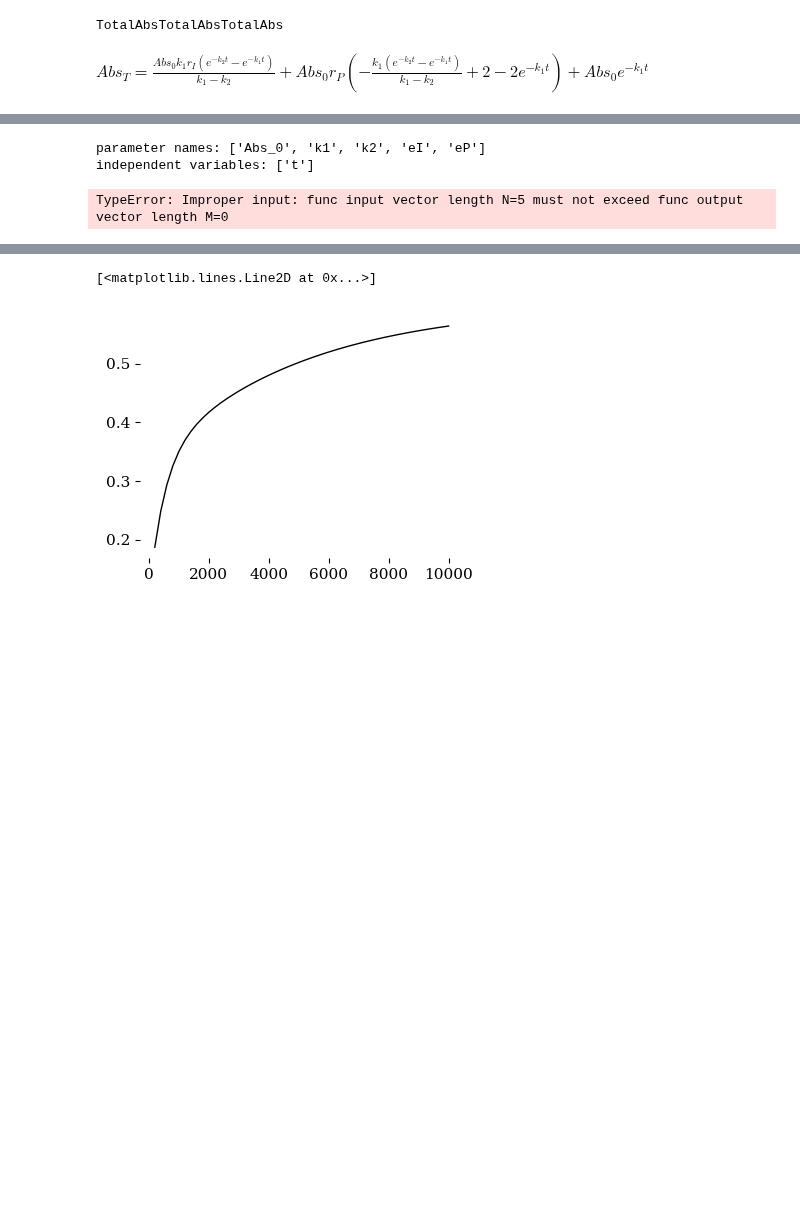
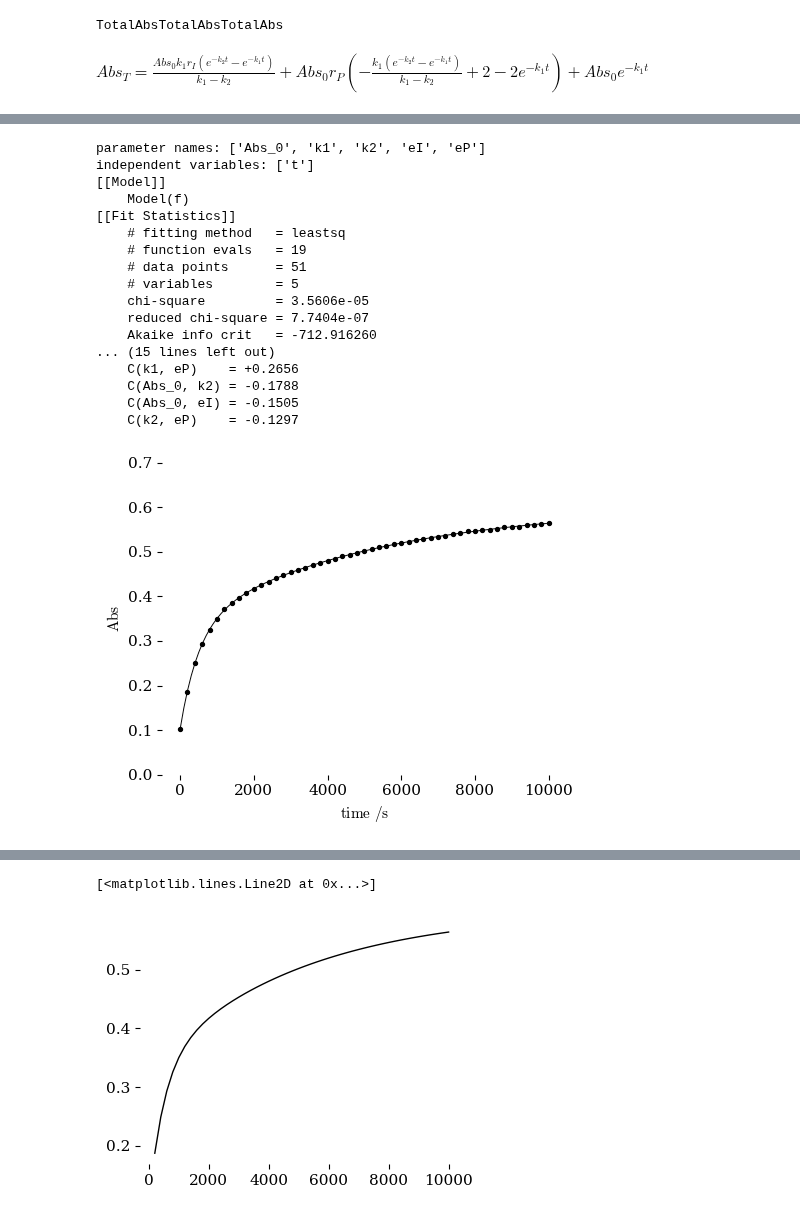
Before and after one commit to blinkletter/4410PythonNotebooks, a Jupyter notebook: Class_10/KirbyExamples2.ipynb, the cells around one changed output, grey strips where cells are left out. Drawn from its saved outputs; the diff is of its cells as text; code cells hidden in the pictures; blank space fills up the shorter version.

```diff
--- a/Class_10/KirbyExamples2.ipynb
+++ b/Class_10/KirbyExamples2.ipynb
@@ -1032,7 +1032,7 @@ import uncertainties as un               # tool set for handling uncertainties
 from uncertainties import unumpy as unp  # a replacement for numpy
 from scipy.optimize import curve_fit
 
-def fit_u(t, Abs_0, k1, k2, eI, eP):
+def f_u(t, Abs_0, k1, k2, eI, eP):
 
     eA = 1
 #    eI = 0.6
@@ -1042,11 +1042,11 @@ def fit_u(t, Abs_0, k1, k2, eI, eP):
     At = A0 * unp.exp(-k1 * t)
     It = A0 * k1/(k1-k2) * (unp.exp(-k2*t)-unp.exp(-k1*t))
     Pt = A0 * ((2 - 2 * unp.exp(-k1 * t)) - k1/(k1-k2) * (unp.exp(-k2*t)-unp.exp(-k1*t)))
-    Total_Abs = At + eI * It + eP * Pt
+    Total_Abs = At*eA + eI * It + eP * Pt
 
     return(Total_Abs)
 
-def fit(t, Abs_0, k1, k2, eI, eP):
+def f(t, Abs_0, k1, k2, eI, eP):
 
     eA = 1
 #    eI = 0.6
@@ -1056,7 +1056,7 @@ def fit(t, Abs_0, k1, k2, eI, eP):
     At = A0 * np.exp(-k1 * t)
     It = A0 * k1/(k1-k2) * (np.exp(-k2*t)-np.exp(-k1*t))
     Pt = A0 * ((2 - 2 * np.exp(-k1 * t)) - k1/(k1-k2) * (np.exp(-k2*t)-np.exp(-k1*t)))
-    Total_Abs = At + eI*It + eP*Pt
+    Total_Abs = At*eA + eI*It + eP*Pt
 
     return(Total_Abs)
 
@@ -1068,18 +1068,19 @@ plt.style.use("../styles/tufte.mplstyle")     ### Then add a fancy style sheet
 ### use lmfit to fit data to function
 ##########################
 
-mod = lmfit.Model(fit,
+mod = lmfit.Model(f,
                   nan_policy = 'omit')                            # load the function f as the model to be fit
 
 print(f'parameter names: {mod.param_names}')
 print(f'independent variables: {mod.independent_vars}')
 
 
-pars = mod.make_params(Abs_0 = 0.1,
-                       k1 = 0.002,
-                       k2 = 0.0002,
-                       r_I = .6,
-                       r_P = 3)    # state the parameters (use the text strings that we used above in sympy)
+pars = mod.make_params(Abs_0 = dict(value = 0.1, min = 1E-10),
+                       k1 = dict(value = 0.002, min = 1E-10),
+                       k2 = dict(value = 0.0002, min = 1E-10),
+                       eI = dict(value = 0.6, min = 1E-10),
+                       eP = dict(value = 3, min = 1E-10),
+                                  )    # state the parameters (use the text strings that we used above in sympy)
                                     # initial values are also set here
 
 result = mod.fit(yr, pars, t=xd)            # use the .fit method on the model object to perform the curve fit
@@ -1093,8 +1094,8 @@ print(result.fit_report())
 Abs_fit = result.uvars['Abs_0']         ### collect parameters as uncertain values
 k1_fit = result.uvars['k1']
 k2_fit = result.uvars['k2']
-r_I_fit = result.uvars['r_I']
-r_P_fit = result.uvars['r_P']
+r_I_fit = result.uvars['eI']
+r_P_fit = result.uvars['eP']
 
 
 ########################################################################
@@ -1107,7 +1108,7 @@ sigma = 2
 
 x1 = np.linspace(0, np.max(xd), 100)
 
-bestfit_y1 = fit_u(x1, Abs_fit, k1_fit, k2_fit, r_I_fit, r_P_fit)
+bestfit_y1 = f_u(x1, Abs_fit, k1_fit, k2_fit, r_I_fit, r_P_fit)
 
 y1 = unp.nominal_values(bestfit_y1)
 
@@ -1125,34 +1126,49 @@ ax.plot(x1, y1, color='black', zorder=1, linewidth=0.7)
 
 #ax.scatter(xd,yr, s=32, color="white", zorder=2)
 ax.scatter(xd,yr, s=8, color="black", zorder=4)
 
 
 ############################
 ### Set labels and scale ###
 ############################
 
 ax.set(ylabel=r"$\rm Abs$",
        xlabel=r"$\rm time\ /s$",
 #          xlim=[0,None],
           ylim=[0,0.7]
 
       )
 
 ax.fill_between(x1, fit_up, fit_dn,
                    color="lightgray", alpha=0.4, zorder = 3,
                    linewidth=0, label="confidence interval")
 
 #############################
 ### Output the final plot ###
 #############################
 
 fig.savefig("plot_QQ_un.pdf")   # use this to save the figure in PDF format
 
 plt.show()
 # %% [output]
 parameter names: ['Abs_0', 'k1', 'k2', 'eI', 'eP']
 independent variables: ['t']
+[[Model]]
+    Model(f)
+[[Fit Statistics]]
+    # fitting method   = leastsq
+    # function evals   = 19
+    # data points      = 51
+    # variables        = 5
+    chi-square         = 3.5606e-05
+    reduced chi-square = 7.7404e-07
+    Akaike info crit   = -712.916260
+... (15 lines left out)
+    C(k1, eP)    = +0.2656
+    C(Abs_0, k2) = -0.1788
+    C(Abs_0, eI) = -0.1505
+    C(k2, eP)    = -0.1297
-TypeError: Improper input: func input vector length N=5 must not exceed func output vector length M=0
+[figure, added]
 # %%
 import matplotlib.pyplot as plt
 import lmfit
```
Also changed, not shown: parts of 5 cells of this notebook, 5 other files.
